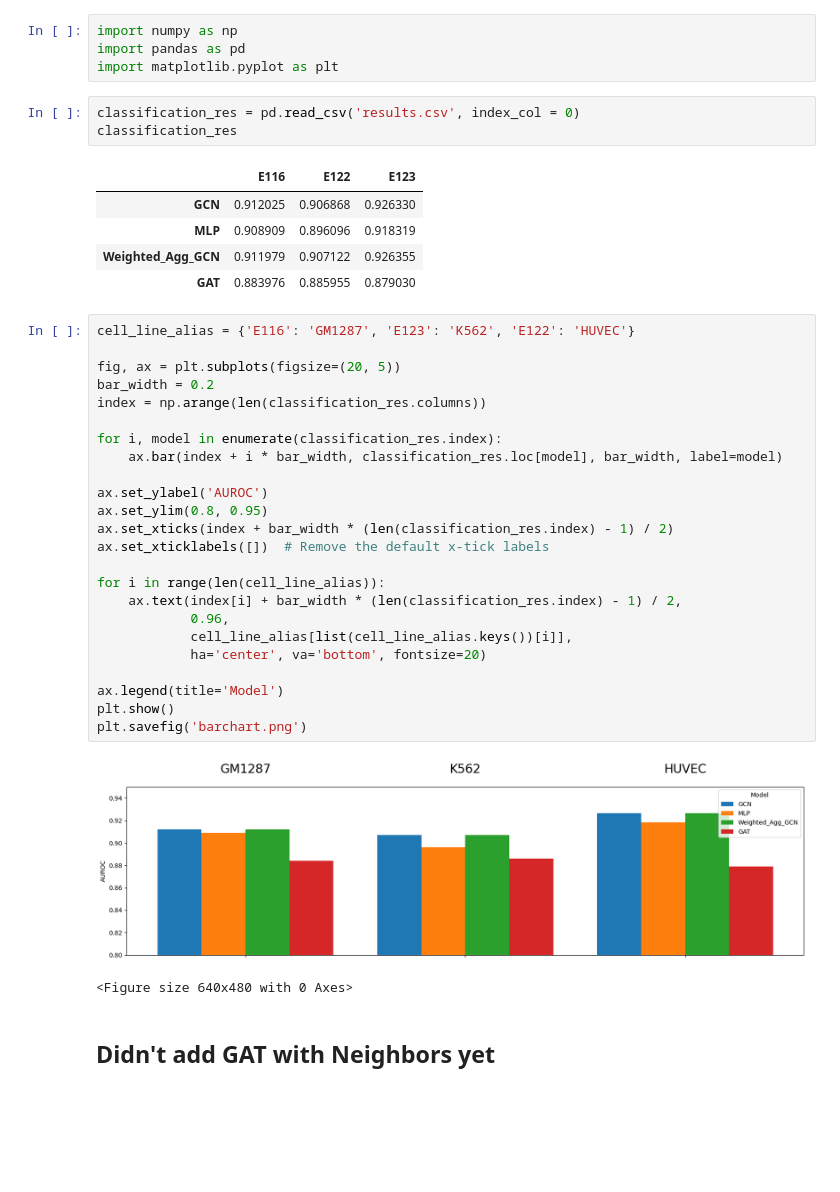
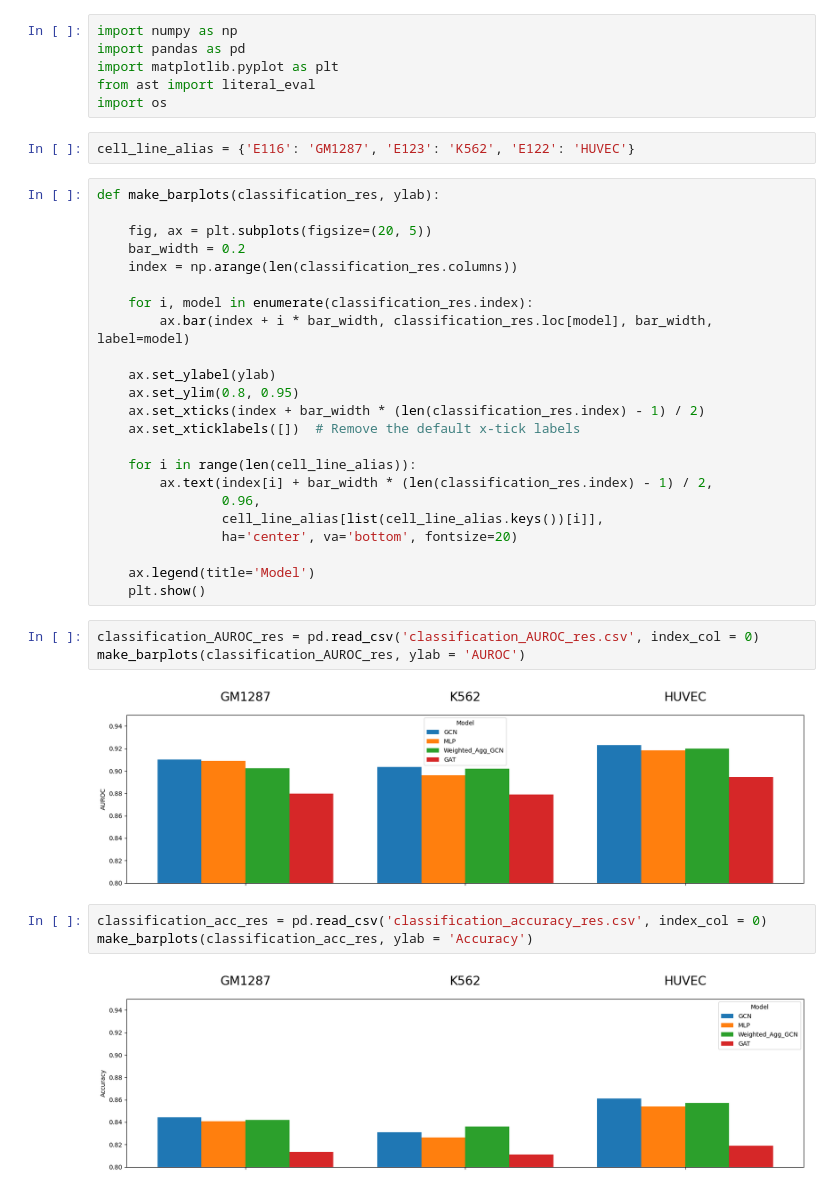
Before and after one commit to vdubey0/Capstone_MT_Q1_Proj, a Jupyter notebook: GC-MERGE/src/q1_project/figures.ipynb, the cells around one changed output. Saved outputs shown, nothing was run; the diff lists cells and outputs as text; blank space fills up the shorter version.

Commit message:
finalized results

```diff
--- a/GC-MERGE/src/q1_project/figures.ipynb
+++ b/GC-MERGE/src/q1_project/figures.ipynb
@@ -2,41 +2,40 @@
 import numpy as np
 import pandas as pd
 import matplotlib.pyplot as plt
+from ast import literal_eval
+import os
+# %%
+cell_line_alias = {'E116': 'GM1287', 'E123': 'K562', 'E122': 'HUVEC'}
+# %%
+def make_barplots(classification_res, ylab):
+
+    fig, ax = plt.subplots(figsize=(20, 5))
+    bar_width = 0.2
+    index = np.arange(len(classification_res.columns))
+
+    for i, model in enumerate(classification_res.index):
+        ax.bar(index + i * bar_width, classification_res.loc[model], bar_width, label=model)
+
+    ax.set_ylabel(ylab)
+    ax.set_ylim(0.8, 0.95)
+    ax.set_xticks(index + bar_width * (len(classification_res.index) - 1) / 2)
+    ax.set_xticklabels([])  # Remove the default x-tick labels
+
+    for i in range(len(cell_line_alias)):
+        ax.text(index[i] + bar_width * (len(classification_res.index) - 1) / 2,
+                0.96,
+                cell_line_alias[list(cell_line_alias.keys())[i]],
+                ha='center', va='bottom', fontsize=20)
+
+    ax.legend(title='Model')
+    plt.show()
 # %%
-classification_res = pd.read_csv('results.csv', index_col = 0)
-classification_res
+classification_AUROC_res = pd.read_csv('classification_AUROC_res.csv', index_col = 0)
+make_barplots(classification_AUROC_res, ylab = 'AUROC')
 # %% [output]
-|  | E116 | E122 | E123 |
-| GCN | 0.912025 | 0.906868 | 0.926330 |
-| MLP | 0.908909 | 0.896096 | 0.918319 |
-| Weighted_Agg_GCN | 0.911979 | 0.907122 | 0.926355 |
-| GAT | 0.883976 | 0.885955 | 0.879030 |
+[figure, added]
-# %%
-cell_line_alias = {'E116': 'GM1287', 'E123': 'K562', 'E122': 'HUVEC'}
-
-fig, ax = plt.subplots(figsize=(20, 5))
-bar_width = 0.2
-index = np.arange(len(classification_res.columns))
-
-for i, model in enumerate(classification_res.index):
-    ax.bar(index + i * bar_width, classification_res.loc[model], bar_width, label=model)
-
-ax.set_ylabel('AUROC')
-ax.set_ylim(0.8, 0.95)
-ax.set_xticks(index + bar_width * (len(classification_res.index) - 1) / 2)
-ax.set_xticklabels([])  # Remove the default x-tick labels
-
-for i in range(len(cell_line_alias)):
-    ax.text(index[i] + bar_width * (len(classification_res.index) - 1) / 2,
-            0.96,
-            cell_line_alias[list(cell_line_alias.keys())[i]],
-            ha='center', va='bottom', fontsize=20)
-
-ax.legend(title='Model')
-plt.show()
-plt.savefig('barchart.png')
-# %% [output]
-[figure, removed]
-<Figure size 640x480 with 0 Axes>
-# %% [markdown]
-## Didn't add GAT with Neighbors yet
+# %%
+classification_acc_res = pd.read_csv('classification_accuracy_res.csv', index_col = 0)
+make_barplots(classification_acc_res, ylab = 'Accuracy')
+# %% [output]
+[figure, added]
```
Also changed, not shown: parts of 8 cells of this notebook, 27 other files.
